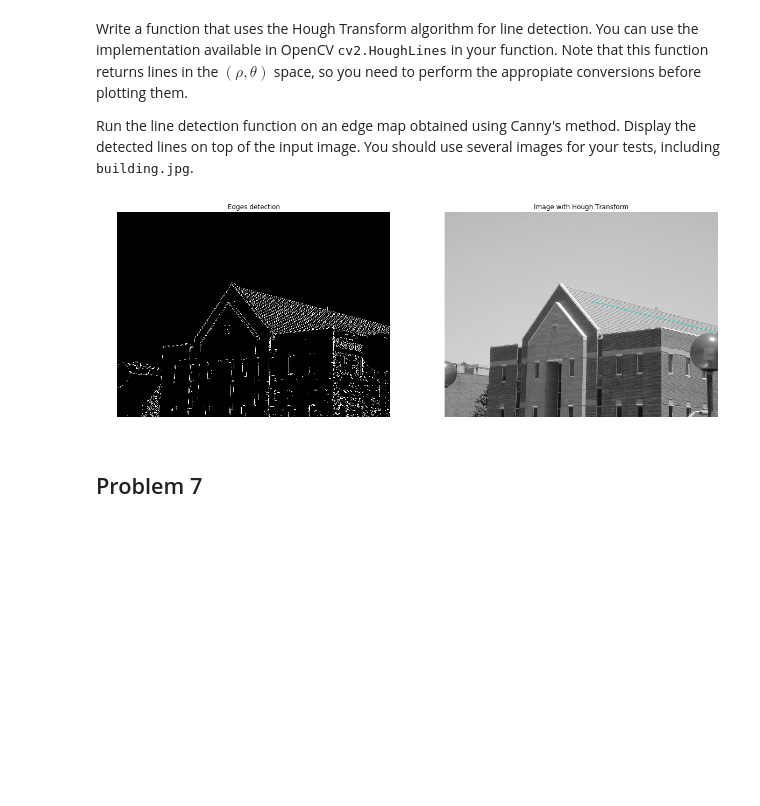
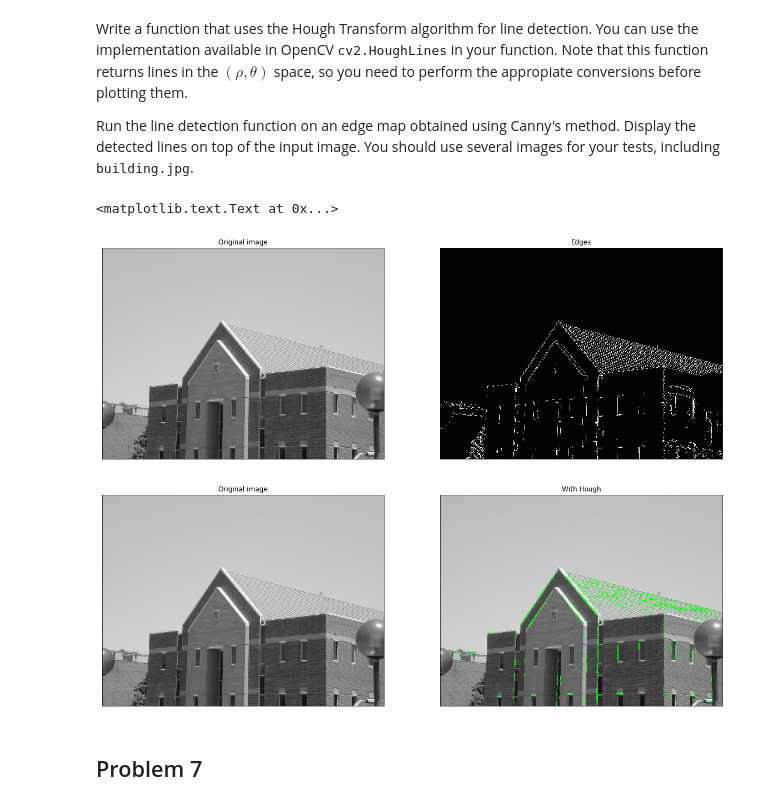
Before and after one commit to karolaya/PDI, a Jupyter notebook: PS-04/problem_set_4.ipynb, the cells around one changed output. Cells and saved outputs as stored; diff of their text form; code cells hidden in the pictures; blank space fills up the shorter version.

```diff
--- a/PS-04/problem_set_4.ipynb
+++ b/PS-04/problem_set_4.ipynb
@@ -188,28 +188,54 @@ Also, try changing the thresholds in the edge detection process. What are the ef
 Write a function that uses the Hough Transform algorithm for line detection. You can use the implementation available in OpenCV <tt>cv2.HoughLines</tt> in your function. Note that this function returns lines in the $(\rho, \theta)$ space, so you need to perform the appropiate conversions before plotting them.
 
 Run the line detection function on an edge map obtained using Canny's method. Display the detected lines on top of the input image. You should use several images for your tests, including <tt>building.jpg</tt>.
-# %%
-def Hough_Transform(img):
-    gray=cv2.cvtColor(img,cv2.COLOR_BGR2GRAY)
-    edges = cv2.Canny(gray,100,200,apertureSize = 3)
-    minLineLength=100
-    lines = cv2.HoughLinesP(image=edges,rho=1,theta=np.pi/450, threshold=100,lines=np.array([]), minLineLength=minLineLength,maxLineGap=10)
-    a,b,c = lines.shape
-    for i in range(a):
-        cv2.line(img, (lines[i][0][0], lines[i][0][1]), (lines[i][0][2], lines[i][0][3]), (0, 210, 200), 2)
-    return edges,img
-
-image= cv2.imread(pth + 'building.jpg')
-image_copy= image.copy()
-img_edges,img_ht=Hough_Transform(image_copy)
-
-
-mplt.figure(figsize=(20,20));
-mplt.subplot(1,2,1); mplt.imshow(img_edges, cmap = 'gray');mplt.title('Edges detection');mplt.axis('off') #Display the image
-mplt.subplot(1,2,2); mplt.imshow(img_ht, cmap = 'gray');mplt.title('Image with Hough Transform');mplt.axis('off') #Display the image
-mplt.show()
-# %% [output]
-[figure, removed]
+# %%
+def houghTransform(edges, image):
+    minLineLength = 100
+    maxLineGap = 10
+    lines = cv2.HoughLinesP(edges,1,np.pi/180,100,minLineLength,maxLineGap)
+    for x1,y1,x2,y2 in lines[0]:
+        cv2.line(image,(x1,y1),(x2,y2),(0,255,0),2)
+
+# read image
+img = cv2.imread(pth + files[5])
+gray = rg(files[5])
+
+imgc = img.copy()
+
+# Get edges
+img_canny = cv2.Canny(gray, 100, 250)
+
+# Hough transform
+houghTransform(img_canny, imgc)
+
+# Printing
+f, ax = mplt.subplots(1, 2, figsize=(20,20))
+ax[0].get_xaxis().set_visible(False)
+ax[0].get_yaxis().set_visible(False)
+ax[1].get_xaxis().set_visible(False)
+ax[1].get_yaxis().set_visible(False)
+
+ax[0].imshow(cv2.cvtColor(img, cv2.COLOR_BGR2RGB))
+ax[0].set_title('Original image')
+
+ax[1].imshow(img_canny, cmap='gray')
+ax[1].set_title('Edges')
+
+f, ax = mplt.subplots(1, 2, figsize=(20,20))
+ax[0].get_xaxis().set_visible(False)
+ax[0].get_yaxis().set_visible(False)
+ax[1].get_xaxis().set_visible(False)
+ax[1].get_yaxis().set_visible(False)
+
+ax[0].imshow(cv2.cvtColor(img, cv2.COLOR_BGR2RGB))
+ax[0].set_title('Original image')
+
+ax[1].imshow(cv2.cvtColor(imgc, cv2.COLOR_BGR2RGB))
+ax[1].set_title('With Hough')
+# %% [output]
+<matplotlib.text.Text at 0x...>
+[figure, added]
+[figure, added]
 # %% [markdown]
 ## Problem 7
 # %% [markdown]
```
